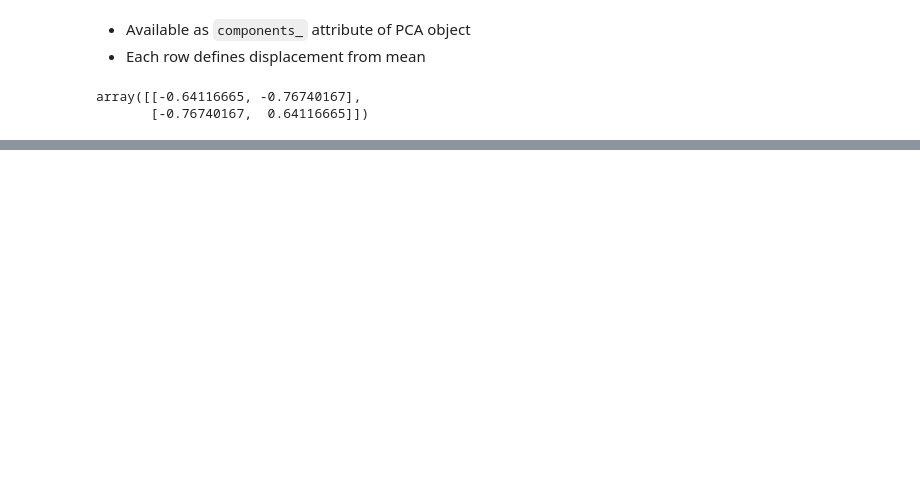
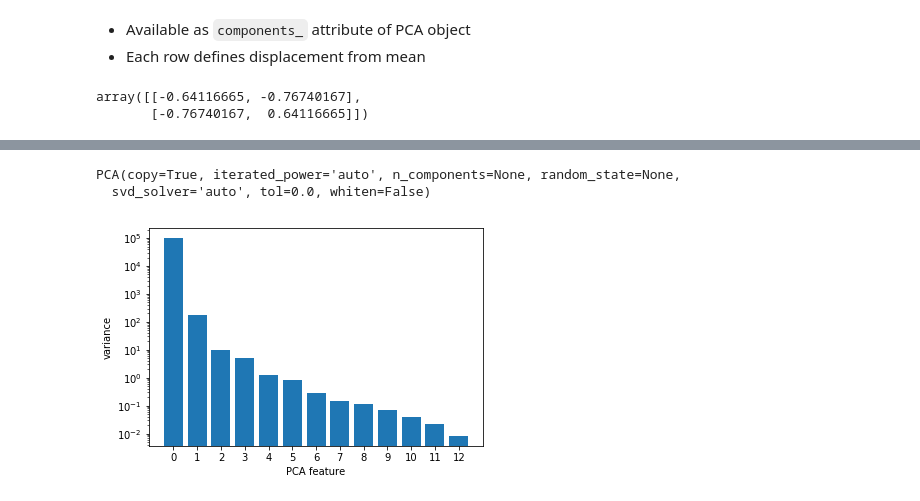
Before and after one commit to paulo-g-martinez/unsupervised-learning-in-python, a Jupyter notebook: unsupervised-learning-in-python.ipynb, the cells around one changed output, grey strips where cells are left out. Cells and saved outputs as stored; diff of their text form; code cells hidden in the pictures; blank space fills up the shorter version.

```diff
--- a/unsupervised-learning-in-python.ipynb
+++ b/unsupervised-learning-in-python.ipynb
@@ -2583,0 +2963,15 @@ array([[-0.64116665, -0.76740167],
+# %%
+model = PCA()
+model.fit(wines_df.drop(columns = ['target', 'target_names']).values)
+# %% [output]
+PCA(copy=True, iterated_power='auto', n_components=None, random_state=None,
+  svd_solver='auto', tol=0.0, whiten=False)
+# %%
+features = range(model.n_components_)
+plt.bar(features, model.explained_variance_, log = True)
+plt.xticks(features)
+plt.ylabel('variance')
+plt.xlabel('PCA feature')
+plt.show()
+# %% [output]
+[figure, added]
```
Also changed, not shown: parts of 46 cells of this notebook, 1 other file.
